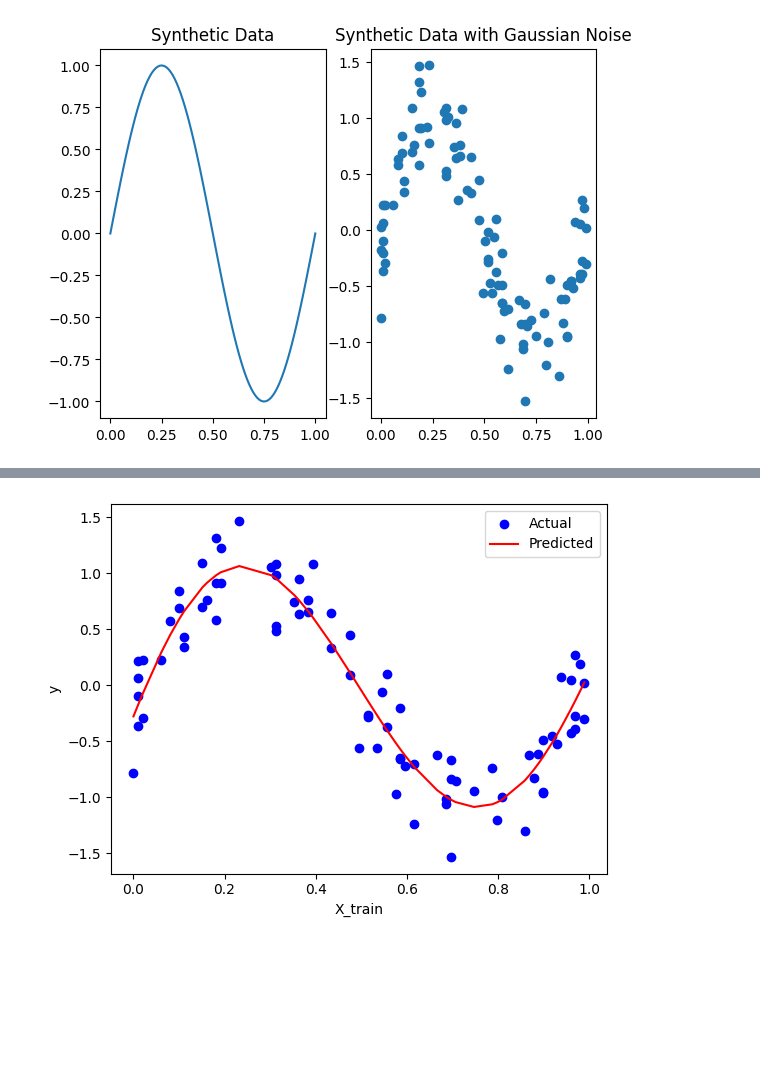
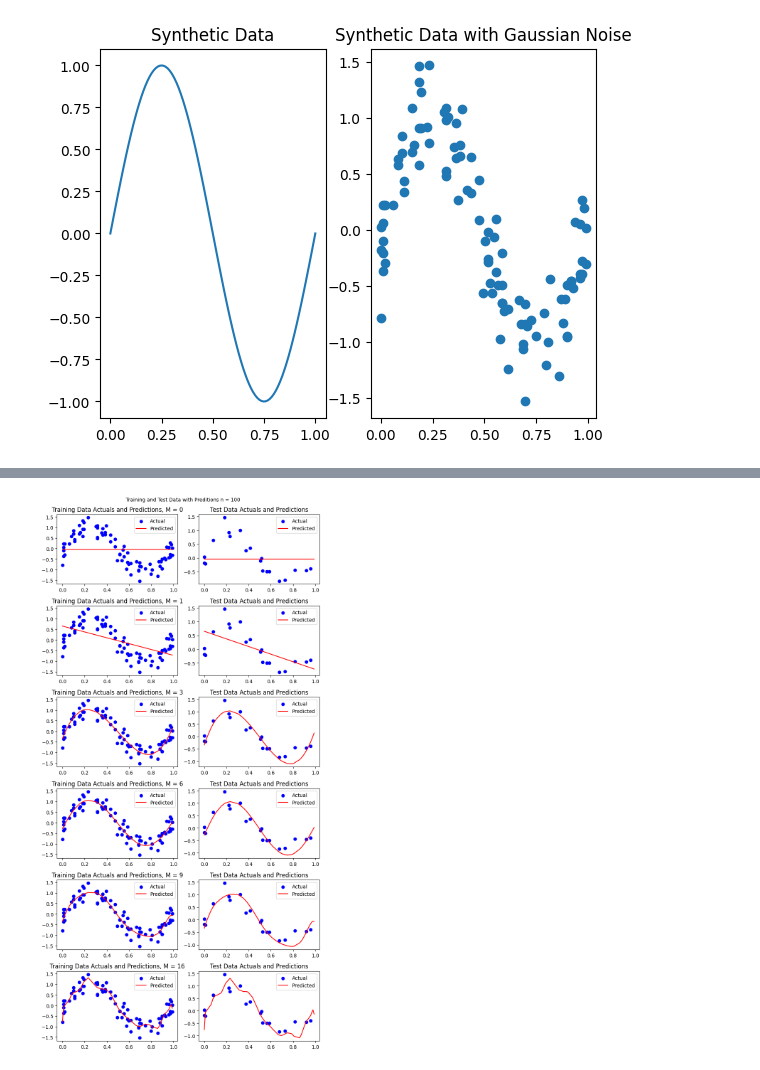
Before and after one commit to tsumannai/personal_learning_notebook, a Jupyter notebook: Pattern_Recognition_and_Machine_Learning/1.1_Polynomical_Curve_Fitting/Polynomial_Curve_Fitting.ipynb, the cells around one changed output, grey strips where cells are left out. Cells and saved outputs as stored; diff of their text form; code cells hidden in the pictures; blank space fills up the shorter version.

```diff
--- a/Pattern_Recognition_and_Machine_Learning/1.1_Polynomical_Curve_Fitting/Polynomial_Curve_Fitting.ipynb
+++ b/Pattern_Recognition_and_Machine_Learning/1.1_Polynomical_Curve_Fitting/Polynomial_Curve_Fitting.ipynb
@@ -20,13 +21,15 @@ For example, we will use the function $sin(2{\pi}x)$ with 100 overvations in the
 # %%
 # Random Seed
 np.random.seed(42)
+# Observations
+n = 100
 # Evenly spaced array
-x = np.linspace(0,1,100)
+x = np.linspace(0,1,n)
 # Mock data
 y = np.sin(2*np.pi*x)
 # Noise with gaussian distribution
-noise = np.random.normal(0,0.3,100)
-x_random = np.random.choice(x,100)
+noise = np.random.normal(0,0.3,n)
+x_random = np.random.choice(x,n)
 y_new = np.sin(2*np.pi*x_random)+noise
 # %%
 fig, ax = plt.subplots(1,2)
@@ -39,41 +44,65 @@ ax[1].title.set_text('Synthetic Data with Gaussian Noise')
 # %%
 from sklearn.preprocessing import PolynomialFeatures
 from sklearn.linear_model import LinearRegression
 from sklearn.model_selection import train_test_split
 from sklearn.pipeline import make_pipeline
+from sklearn.metrics import mean_squared_error
+# Train test split
 X_train, X_test, y_train, y_test = train_test_split(x_random, y_new, test_size=0.20,random_state=42)
-degrees = [0,1,3,9]
+degrees = [0,1,3,6,9,16]
+fig, ax = plt.subplots(6,2)
+fig.suptitle('Training and Test Data with Preditions n = 100', fontsize=10)
 
-# for n in degrees:
-poly = PolynomialFeatures(degree=6)
+error = np.zeros(shape=(len(degrees), 3))
+for n in range(0, len(degrees)):
+    # for n in degrees:
+    poly = PolynomialFeatures(degree=degrees[n])
 
-# Transform X_train using polynomial features
-X_train_poly = poly.fit_transform(X_train.reshape(-1, 1))
+    # Transform X_train using polynomial features
+    X_train_poly = poly.fit_transform(X_train.reshape(-1, 1))
 
-# Create and fit the linear regression model
-model = LinearRegression()
-model.fit(X_train_poly, y_train)
+    # Create and fit the linear regression model
+    model = LinearRegression()
+    model.fit(X_train_poly, y_train)
 
-# Make predictions on the transformed training data
-y_train_pred = model.predict(X_train_poly)
+    # Make predictions on the transformed training data
+    y_train_pred = model.predict(X_train_poly)
 
-# Plot the original training data
-plt.scatter(X_train, y_train, color='blue', label='Actual')
+    # Sort train data
+    sorted_indices = X_train.argsort()
+    X_train_sorted = X_train[sorted_indices]
+    y_train_sorted = y_train[sorted_indices]
+    y_train_pred_sorted = y_train_pred[sorted_indices]
 
-# Sort X_train and y_train_pred based on X_train for a smoother plot
-sorted_indices = X_train.argsort()
-X_train_sorted = X_train[sorted_indices]
-y_train_pred_sorted = y_train_pred[sorted_indices]
 
-# Plot the predicted values
-plt.plot(X_train_sorted, y_train_pred_sorted, color='red', label='Predicted')
+    # Perform transform on test data
+    X_test_poly = poly.fit_transform(X_test.reshape(-1, 1))
+    y_test_pred = model.predict(X_test_poly)
+    # Sort test data
+    sorted_indices = X_test.argsort()
+    X_test_sorted = X_test[sorted_indices]
+    y_test_sorted = y_test[sorted_indices]
+    y_test_pred_sorted = y_test_pred[sorted_indices]
 
-# Add labels and a legend
-plt.xlabel('X_train')
-plt.ylabel('y')
-plt.legend()
+    # Plot the original training data
+    ax[n,0].scatter(X_train_sorted, y_train_sorted, color='blue', label='Actual')
+    ax[n,0].plot(X_train_sorted, y_train_pred_sorted, color='red', label='Predicted')
+    ax[n,0].set_title('Training Data Actuals and Predictions, M = {}'.format(degrees[n]))
+    ax[n,0].legend(loc="upper right")
+    ax[n,1].scatter(X_test_sorted, y_test_sorted, color='blue', label='Actual')
+    ax[n,1].plot(X_train_sorted, y_train_pred_sorted, color='red', label='Predicted')
+    ax[n,1].set_title('Test Data Actuals and Predictions')
+    ax[n,1].legend(loc="upper right")
 
-# Show the plot
-plt.show()
+    train_rms = mean_squared_error(y_train_sorted, y_train_pred_sorted, squared=False)
+    test_rms = mean_squared_error(y_test_sorted, y_test_pred_sorted, squared=False)
+
+
+    error[n][0] = degrees[n]
+    error[n][1] = train_rms
+    error[n][2] = test_rms
+fig.set_size_inches(8, 16)
+fig.tight_layout()
+fig.subplots_adjust(top=0.95)
 # %% [output]
-[figure, old version]
+[figure, new version]
```
Also changed, not shown: parts of 14 cells of this notebook.
